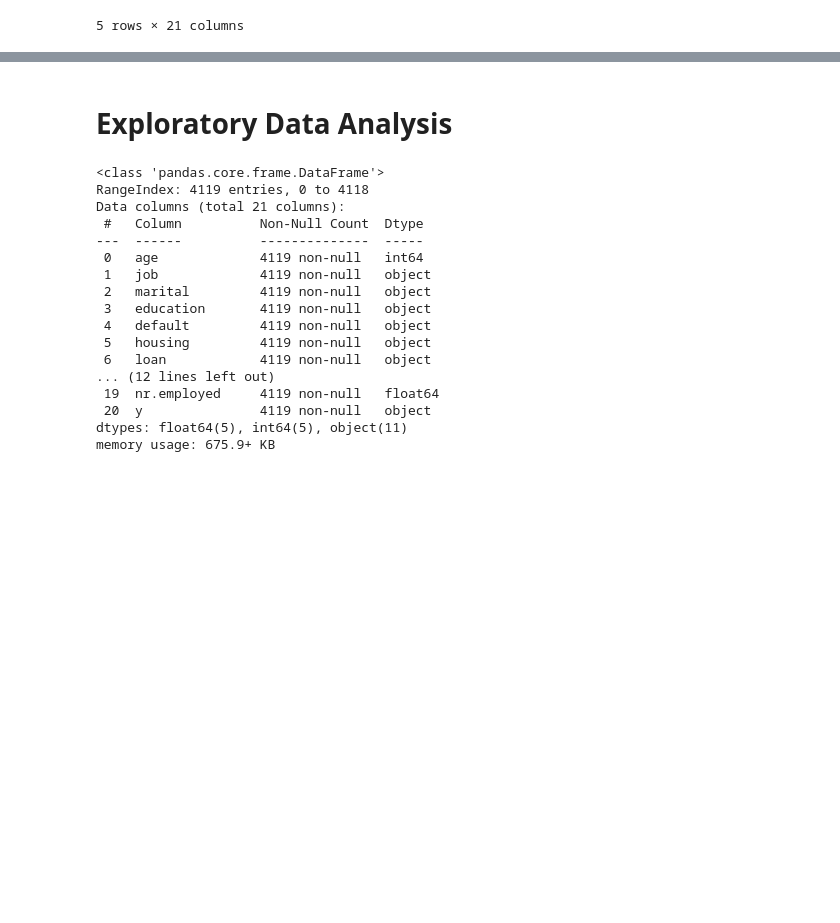
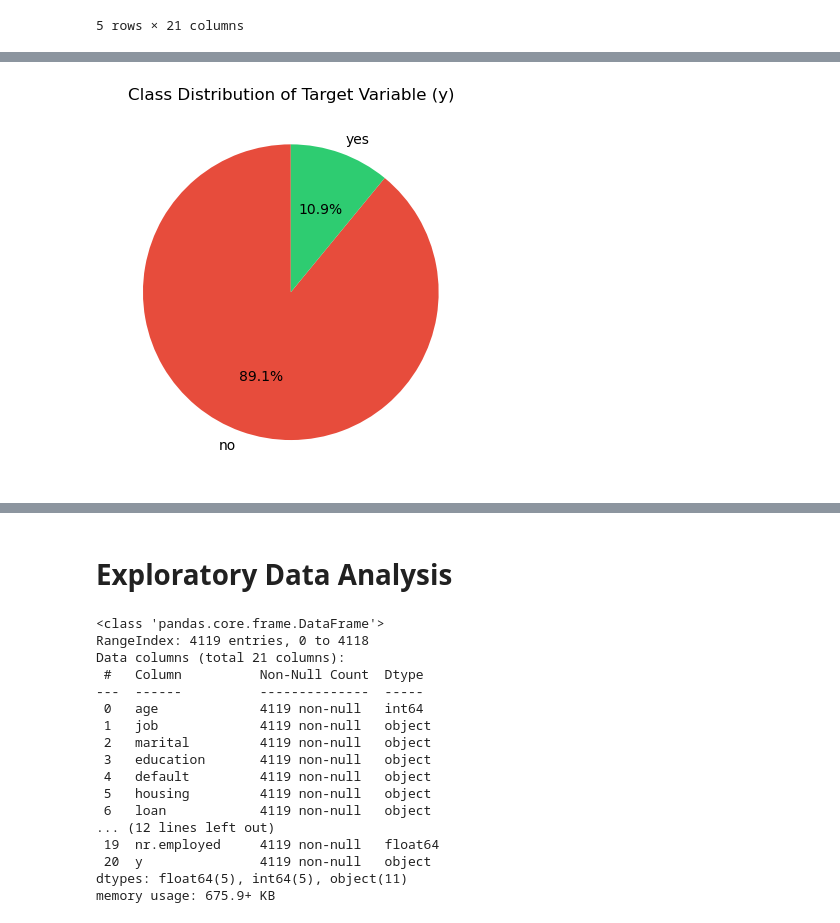
Before and after one commit to harunugurlu/bank-deposit-prediction, a Jupyter notebook: term_project.ipynb, the cells around one changed output, grey strips where cells are left out. Cells and saved outputs as stored; diff of their text form; code cells hidden in the pictures; blank space fills up the shorter version.

```diff
--- a/term_project.ipynb
+++ b/term_project.ipynb
@@ -22,0 +90,8 @@ df.head()
+# %%
+# Class Imbalance Visualization
+df['y'].value_counts(normalize=True).plot(kind='pie', autopct='%1.1f%%', startangle=90, colors=['#E74C3C', '#2ECC71'])
+plt.title('Class Distribution of Target Variable (y)')
+plt.ylabel('')  # Hide the y-label
+plt.show()
+# %% [output]
+[figure, added]
```
Also changed, not shown: parts of 22 cells of this notebook.
